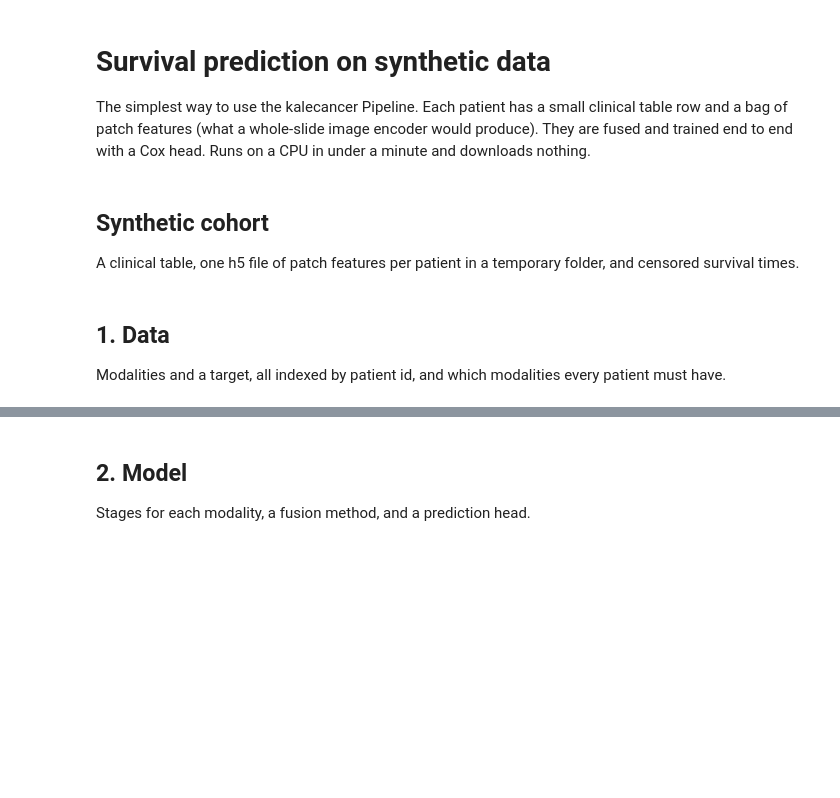
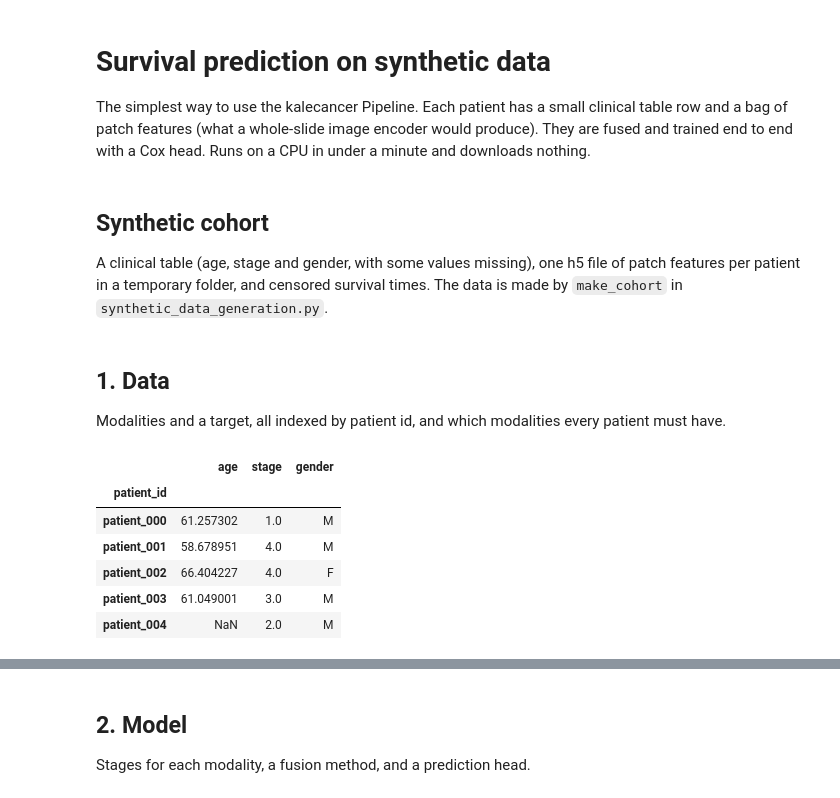
Before and after one commit to pykale/cancer, a Jupyter notebook: examples/synthetic/survival.ipynb, the cells around one changed output, grey strips where cells are left out. Drawn from its saved outputs; the diff is of its cells as text; code cells hidden in the pictures; blank space fills up the shorter version.

```diff
--- a/examples/synthetic/synthetic_survival.ipynb
+++ b/examples/synthetic/survival.ipynb
@@ -20,4 +22,4 @@ from kalecancer.pipeline import Pipeline
 # %% [markdown]
 ## Synthetic cohort
 
-A clinical table, one h5 file of patch features per patient in a temporary folder, and censored survival times.
+A clinical table (age, stage and gender, with some values missing), one h5 file of patch features per patient in a temporary folder, and censored survival times. The data is made by `make_cohort` in `synthetic_data_generation.py`.
@@ -63,3 +35,17 @@ clinical, outcome = make_cohort(folder)
+# %%
+# the table holds the clinical features and the survival outcome. clinical is a
+# pandas DataFrame, with the index set as the patient_id
+table = pd.read_csv(folder / "clinical.csv", index_col="patient_id")
+clinical, outcome = table.drop(columns=["time", "event"]), table[["time", "event"]]
+clinical.head()
+# %% [output]
+|  | age | stage | gender |
+| patient_id |  |  |  |
+| patient_000 | 61.257302 | 1.0 | M |
+| patient_001 | 58.678951 | 4.0 | M |
+| patient_002 | 66.404227 | 4.0 | F |
+| patient_003 | 61.049001 | 3.0 | M |
+| patient_004 | NaN | 2.0 | M |
 # %%
 data = MultimodalDataset(
 
```
Also changed, not shown: parts of 13 cells of this notebook, 8 other files.
